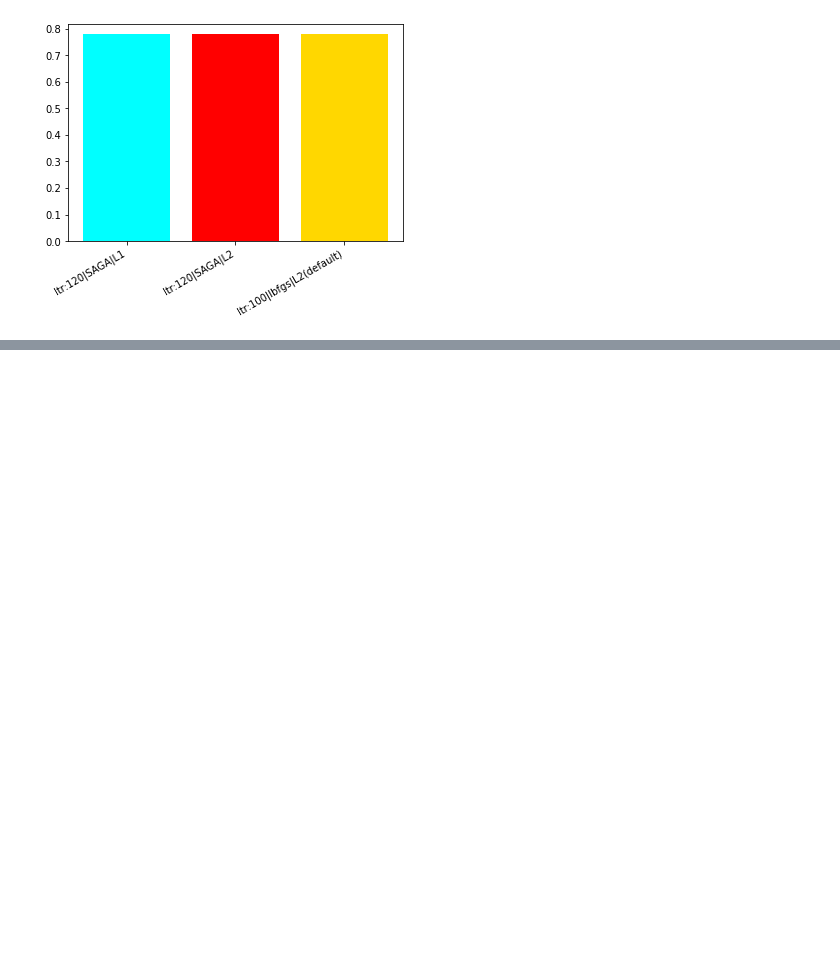
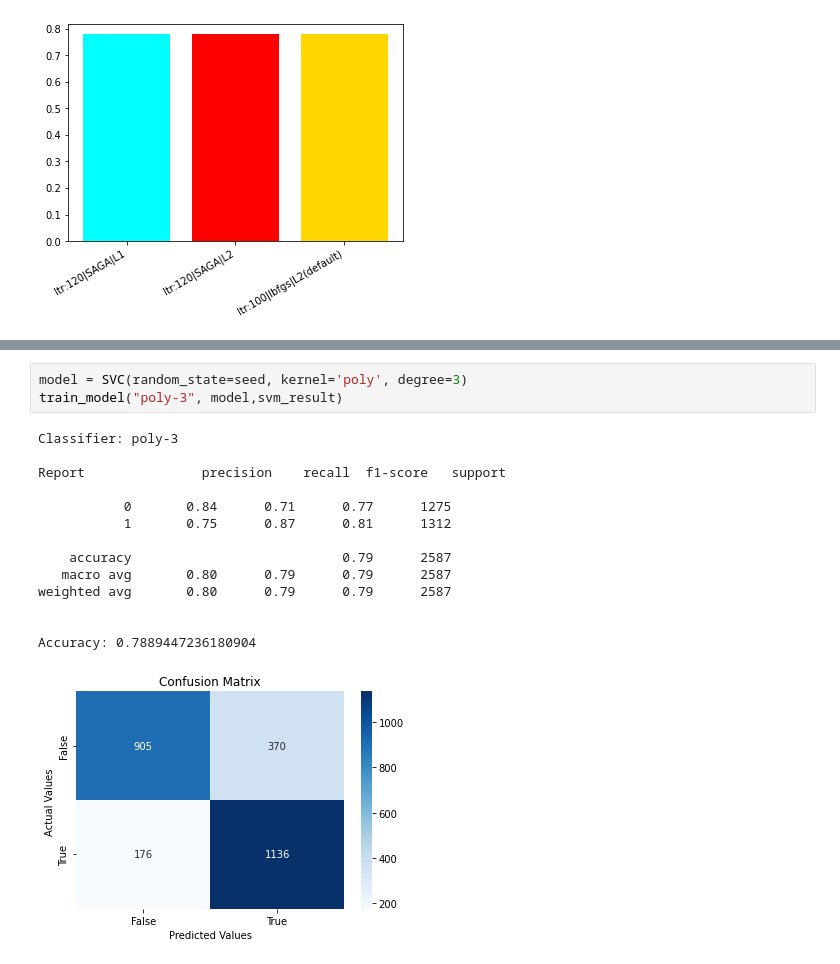
Before and after one commit to tejal04/Telco-Customer-Churn, a Jupyter notebook: Model_Customer_Churn_Prediction.ipynb, the cells around one changed output, grey strips where cells are left out. Drawn from its saved outputs; the diff is of its cells as text; blank space fills up the shorter version.

```diff
--- a/Model_Customer_Churn_Prediction.ipynb
+++ b/Model_Customer_Churn_Prediction.ipynb
@@ -345,0 +367,18 @@ plt.show()
+# %%
+model = SVC(random_state=seed, kernel='poly', degree=3)
+train_model("poly-3", model,svm_result)
+# %% [output]
+Classifier: poly-3
+
+Report               precision    recall  f1-score   support
+
+           0       0.84      0.71      0.77      1275
+           1       0.75      0.87      0.81      1312
+
+    accuracy                           0.79      2587
+   macro avg       0.80      0.79      0.79      2587
+weighted avg       0.80      0.79      0.79      2587
+
+
+Accuracy: 0.7889447236180904
+[figure, added]
```
Also changed, not shown: parts of 22 cells of this notebook.
